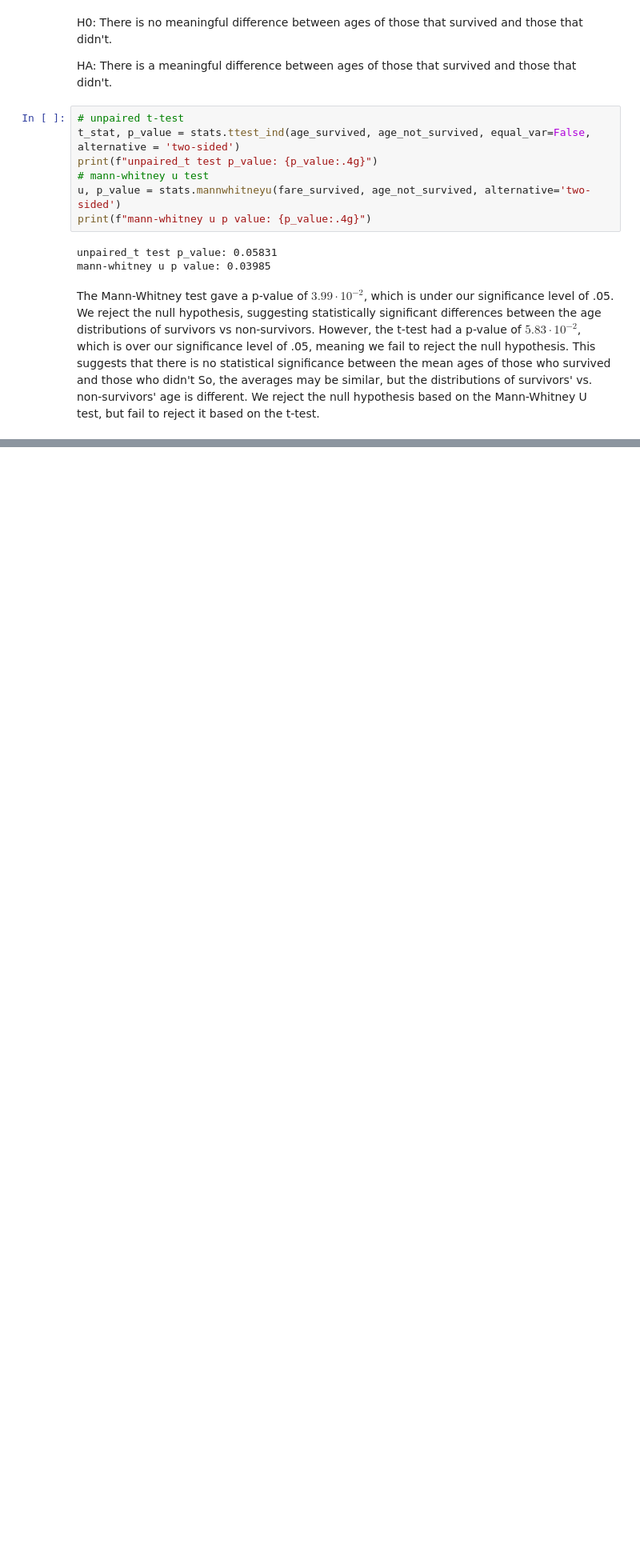
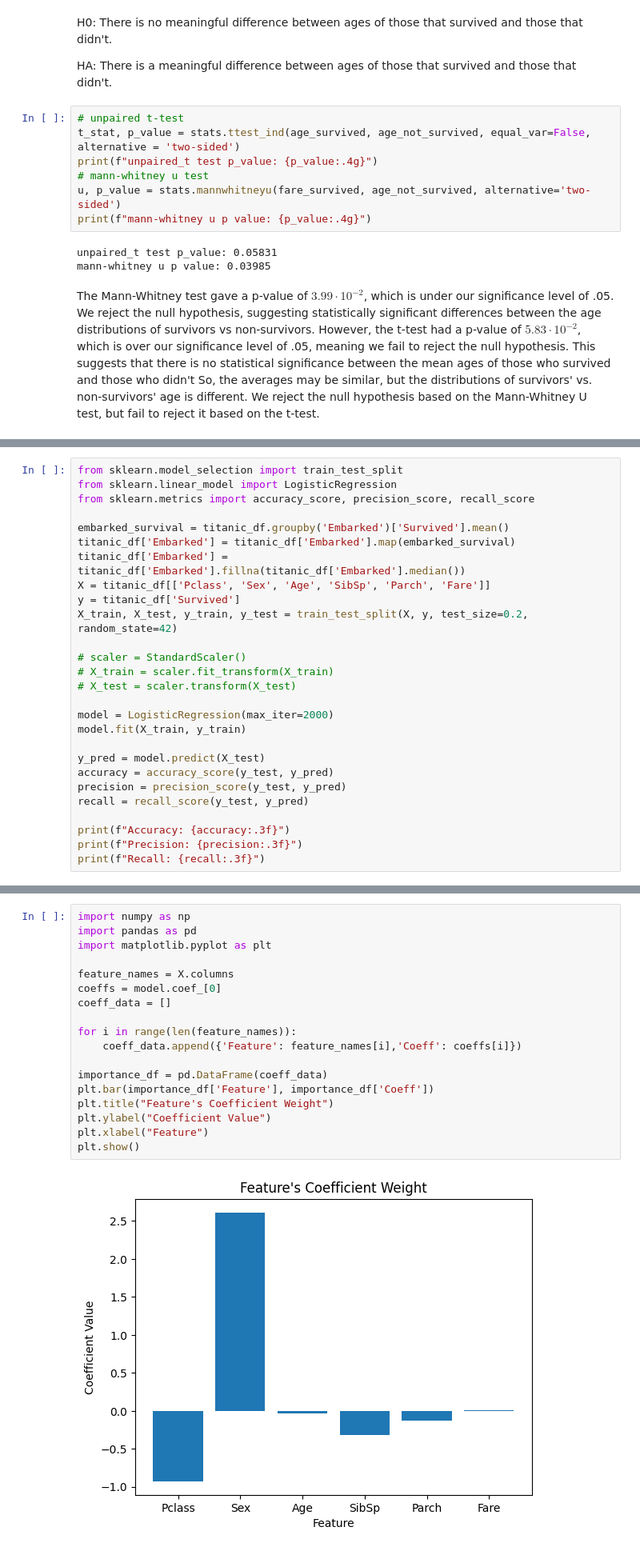
Before and after one commit to ashiqur0421/CMSC320_Group_Project, a Jupyter notebook: project.ipynb, the cells around one changed output, grey strips where cells are left out. Shown at 80% size. Saved outputs shown, nothing was run; the diff lists cells and outputs as text; blank space fills up the shorter version.

```diff
--- a/project.ipynb
+++ b/project.ipynb
@@ -379,0 +426,27 @@ plt.show()
+# %%
+from sklearn.model_selection import train_test_split
+from sklearn.linear_model import LogisticRegression
+from sklearn.metrics import accuracy_score, precision_score, recall_score
+
+embarked_survival = titanic_df.groupby('Embarked')['Survived'].mean()
+titanic_df['Embarked'] = titanic_df['Embarked'].map(embarked_survival)
+titanic_df['Embarked'] = titanic_df['Embarked'].fillna(titanic_df['Embarked'].median())
+X = titanic_df[['Pclass', 'Sex', 'Age', 'SibSp', 'Parch', 'Fare']]
+y = titanic_df['Survived']
+X_train, X_test, y_train, y_test = train_test_split(X, y, test_size=0.2, random_state=42)
+
+# scaler = StandardScaler()
+# X_train = scaler.fit_transform(X_train)
+# X_test = scaler.transform(X_test)
+
+model = LogisticRegression(max_iter=2000)
+model.fit(X_train, y_train)
+
+y_pred = model.predict(X_test)
+accuracy = accuracy_score(y_test, y_pred)
+precision = precision_score(y_test, y_pred)
+recall = recall_score(y_test, y_pred)
+
+print(f"Accuracy: {accuracy:.3f}")
+print(f"Precision: {precision:.3f}")
+print(f"Recall: {recall:.3f}")
@@ -379,0 +497,20 @@ plt.show()
+# %%
+import numpy as np
+import pandas as pd
+import matplotlib.pyplot as plt
+
+feature_names = X.columns
+coeffs = model.coef_[0]
+coeff_data = []
+
+for i in range(len(feature_names)):
+    coeff_data.append({'Feature': feature_names[i],'Coeff': coeffs[i]})
+
+importance_df = pd.DataFrame(coeff_data)
+plt.bar(importance_df['Feature'], importance_df['Coeff'])
+plt.title("Feature's Coefficient Weight")
+plt.ylabel("Coefficient Value")
+plt.xlabel("Feature")
+plt.show()
+# %% [output]
+[figure, added]
```
Also changed, not shown: parts of 48 cells of this notebook.
